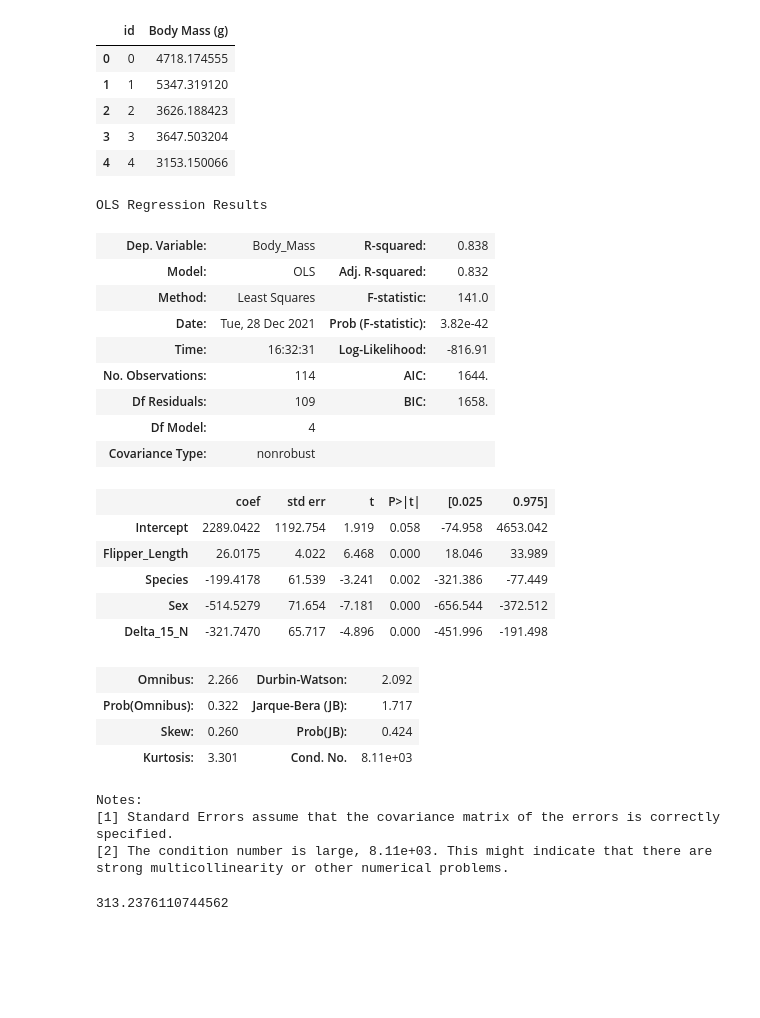
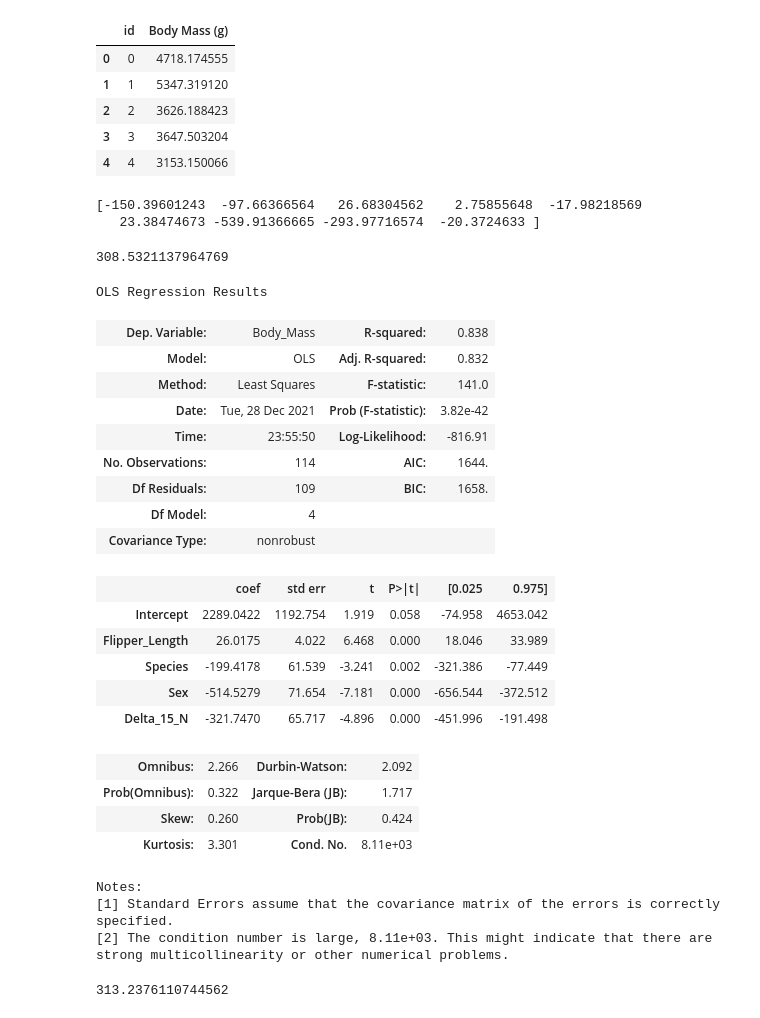
Before and after one commit to Jeong-Beom/TIL, a Jupyter notebook: Self-Study/복습 및 자습/DACON/펭귄 몸무게 예측 경진대회(Basic)/Model_Plus.ipynb, the cells around one changed output. Cells and saved outputs as stored; diff of their text form; code cells hidden in the pictures; blank space fills up the shorter version.

```diff
--- a/Self-Study/복습 및 자습/DACON/펭귄 몸무게 예측 경진대회(Basic)/Model_Plus.ipynb
+++ b/Self-Study/복습 및 자습/DACON/펭귄 몸무게 예측 경진대회(Basic)/Model_Plus.ipynb
@@ -84,22 +86,31 @@ pd.read_csv(PATH + '\\sample_submission(4_lR).csv').head()
 | 2 | 2 | 3626.188423 |
 | 3 | 3 | 3647.503204 |
 | 4 | 4 | 3153.150066 |
+# %%
+lm = LinearRegression(fit_intercept = True)
+lm.fit(train.drop(['Body_Mass'], axis = 1), train.Body_Mass)
+print(lm.coef_)
+RMSE(lm.predict(train.drop(['Body_Mass'], axis = 1)), train.Body_Mass)
+# %% [output]
+[-150.39601243  -97.66366564   26.68304562    2.75855648  -17.98218569
+   23.38474673 -539.91366665 -293.97716574  -20.3724633 ]
+308.5321137964769
 # %%
 from statsmodels.formula.api import ols
 from statsmodels.api import OLS, add_constant
-x_list = x_list = ['Flipper_Length', 'Species', 'Sex', 'Delta_15_N']
+x_list = ['Flipper_Length', 'Species', 'Sex', 'Delta_15_N']
 formula = 'Body_Mass~' + '+'.join(x_list)
 model = OLS.from_formula(formula, data = train[x_list + ['Body_Mass']])
 result = model.fit()
 # print(result.params)
 result.summary()
 # %% [output]
 OLS Regression Results
 | Dep. Variable: | Body_Mass | R-squared: | 0.838 |
 | Model: | OLS | Adj. R-squared: | 0.832 |
 | Method: | Least Squares | F-statistic: | 141.0 |
 | Date: | Tue, 28 Dec 2021 | Prob (F-statistic): | 3.82e-42 |
-| Time: | 16:32:31 | Log-Likelihood: | -816.91 |
+| Time: | 23:55:50 | Log-Likelihood: | -816.91 |
 | No. Observations: | 114 | AIC: | 1644. |
 | Df Residuals: | 109 | BIC: | 1658. |
 | Df Model: | 4 |  |  |
```
Also changed, not shown: parts of 16 cells of this notebook, 1 other file.
